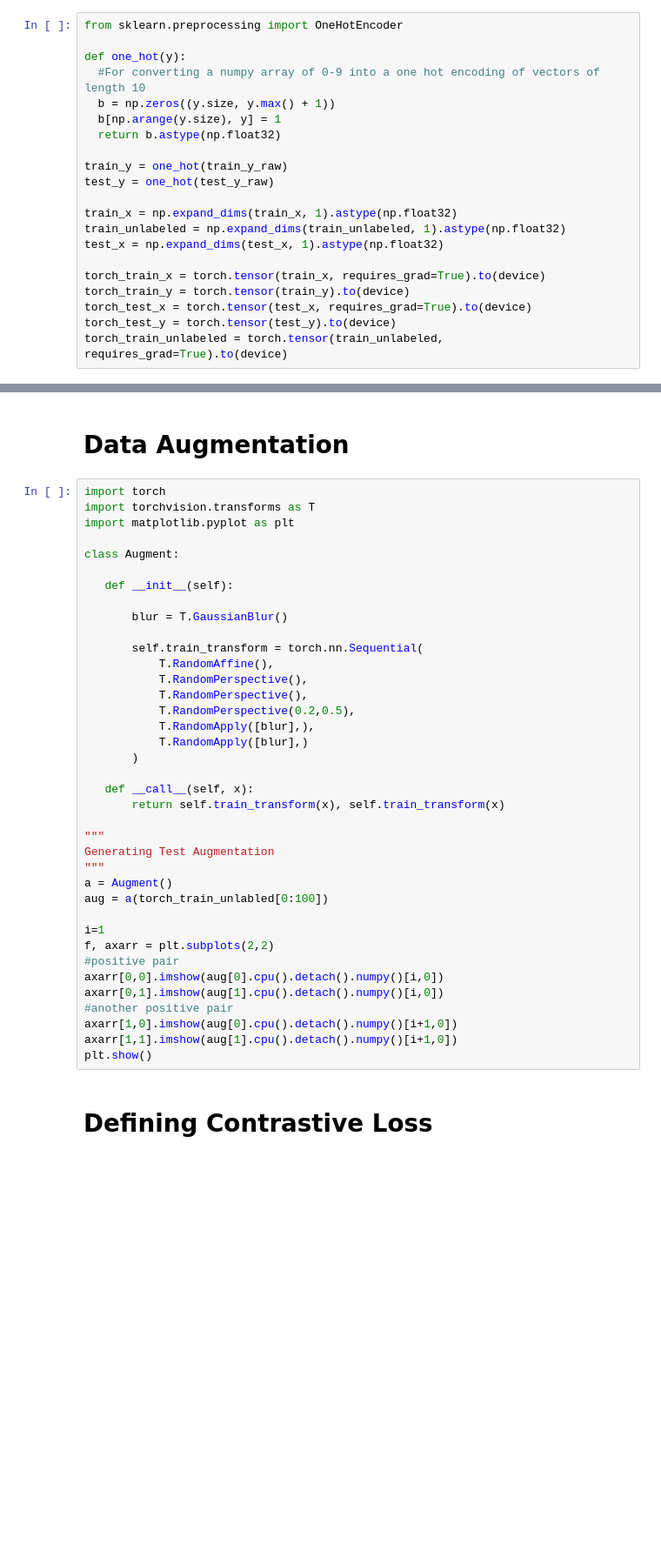
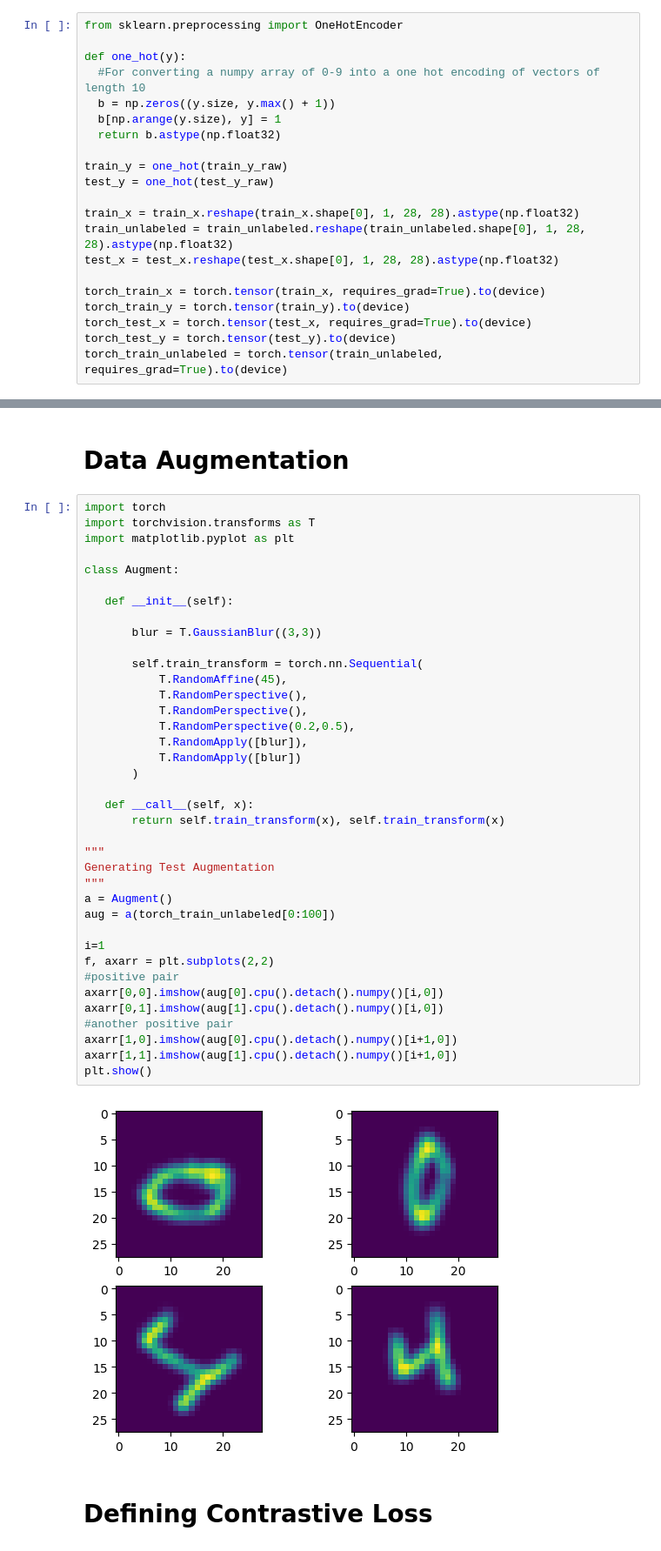
Before and after one commit to mvajhi/unsupervised-learning, a Jupyter notebook: HW3/Q3.ipynb, the cells around one changed output, grey strips where cells are left out. Shown: that part at 87% size. Drawn from its saved outputs; the diff is of its cells as text; blank space fills up the shorter version.

```diff
--- a/HW3/Q3.ipynb
+++ b/HW3/Q3.ipynb
@@ -93,9 +94,9 @@ def one_hot(y):
 train_y = one_hot(train_y_raw)
 test_y = one_hot(test_y_raw)
 
-train_x = np.expand_dims(train_x, 1).astype(np.float32)
-train_unlabeled = np.expand_dims(train_unlabeled, 1).astype(np.float32)
-test_x = np.expand_dims(test_x, 1).astype(np.float32)
+train_x = train_x.reshape(train_x.shape[0], 1, 28, 28).astype(np.float32)
+train_unlabeled = train_unlabeled.reshape(train_unlabeled.shape[0], 1, 28, 28).astype(np.float32)
+test_x = test_x.reshape(test_x.shape[0], 1, 28, 28).astype(np.float32)
 
 torch_train_x = torch.tensor(train_x, requires_grad=True).to(device)
 torch_train_y = torch.tensor(train_y).to(device)
@@ -248,38 +269,40 @@ import torchvision.transforms as T
 import matplotlib.pyplot as plt
 
 class Augment:
 
    def __init__(self):
 
-       blur = T.GaussianBlur()
+       blur = T.GaussianBlur((3,3))
 
        self.train_transform = torch.nn.Sequential(
-           T.RandomAffine(),
+           T.RandomAffine(45),
            T.RandomPerspective(),
            T.RandomPerspective(),
            T.RandomPerspective(0.2,0.5),
-           T.RandomApply([blur],),
-           T.RandomApply([blur],)
+           T.RandomApply([blur]),
+           T.RandomApply([blur])
        )
 
    def __call__(self, x):
        return self.train_transform(x), self.train_transform(x)
 
 """
 Generating Test Augmentation
 """
 a = Augment()
-aug = a(torch_train_unlabled[0:100])
+aug = a(torch_train_unlabeled[0:100])
 
 i=1
 f, axarr = plt.subplots(2,2)
 #positive pair
 axarr[0,0].imshow(aug[0].cpu().detach().numpy()[i,0])
 axarr[0,1].imshow(aug[1].cpu().detach().numpy()[i,0])
 #another positive pair
 axarr[1,0].imshow(aug[0].cpu().detach().numpy()[i+1,0])
 axarr[1,1].imshow(aug[1].cpu().detach().numpy()[i+1,0])
 plt.show()
+# %% [output]
+[figure, added]
 # %% [markdown]
 # Defining Contrastive Loss
 # %%
```
Also changed, not shown: parts of 7 cells of this notebook.
